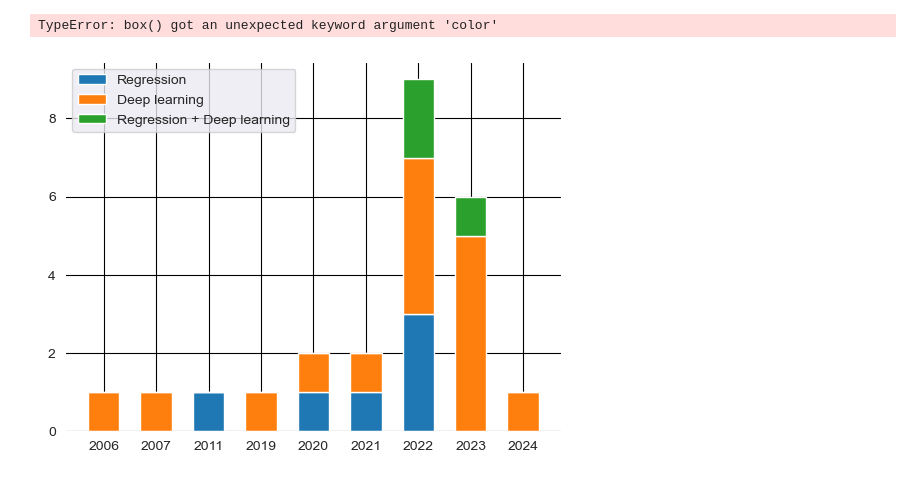
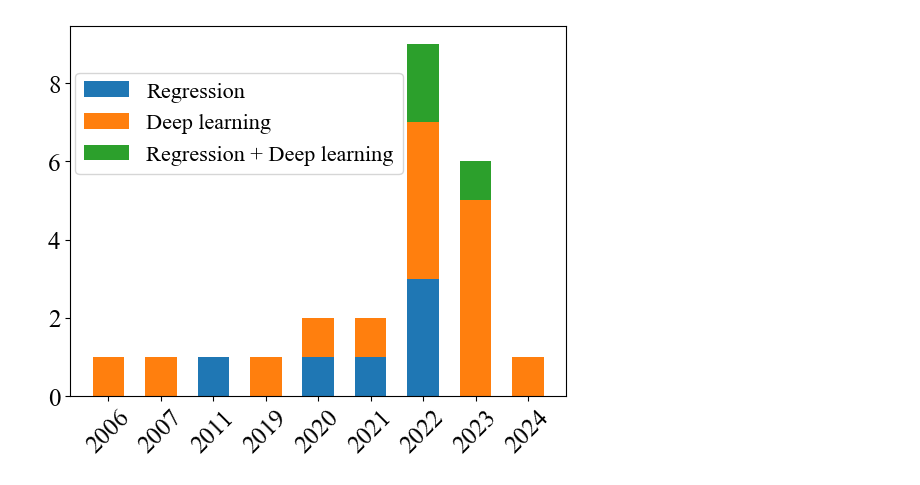
Before and after one commit to ChamodiWidanage/ANN_1D_2, a Jupyter notebook: ML_Lit_Summary.ipynb, the cells around one changed output. Cells and saved outputs as stored; diff of their text form; code cells hidden in the pictures.

```diff
--- a/ML_Lit_Summary.ipynb
+++ b/ML_Lit_Summary.ipynb
@@ -2,6 +2,10 @@
 import matplotlib.pyplot as plt
 import numpy as np
 # %%
+# Set font to Times New Roman and fontsize to 20
+plt.rcParams['font.family'] = 'Times New Roman'
+plt.rcParams['font.size'] = 18
+
 fig, ax = plt.subplots()
 
 size = 0.3
@@ -11,10 +15,14 @@ cmap = plt.colormaps["tab20"]
 inner_colors = cmap([0, 4, 6])
 outer_colors = cmap([3, 9, 11, 3, 9, 11, 3, 9, 11])
 
+# Define a custom autopct function to conditionally show percentages
+def my_autopct(pct):
+    return f'{pct:.0f}%' if pct != 0 else ''
+
 ax.pie(vals.sum(axis=1),
        radius=1-size,
        colors=inner_colors,
-       autopct= '%1.1f%%',
+       autopct= my_autopct,
        pctdistance=0.77,
        wedgeprops=dict(width=size,edgecolor='w'))
 
@@ -23,14 +31,16 @@ ax.pie(vals.sum(axis=1),
 ax.pie(vals.flatten(),
        radius=1,
        colors=outer_colors,
-       autopct= '%1.1f%%',
+       autopct= my_autopct,
        pctdistance=0.85,
        wedgeprops=dict(width=size, edgecolor='w'))
 
 ax.legend(labels = ["Regression", "Deep learning", "Regression +  Deep learning", "Blast load", "Blast load induced response", "Blast load + Blast load induced response"],
-          loc="center left",
+          loc=[-0.5, -0.2],
           facecolor = "white",
-          bbox_to_anchor=(1, 0, 0.5, 1))
+          ncols = 2,
+          columnspacing=0.5,
+          frameon =False)
 
 #ax.legend(labels = ["Load", "Load induced response", "Load + Load induced response", "Load", "Load induced response", "Load + Load induced response", "Load", "Load induced response", "Load + Load induced response"],
  #         loc="lower left",
@@ -38,6 +48,5 @@ ax.legend(labels = ["Regression", "Deep learning", "Regression +  Deep learning"
 
 ax.set(aspect="equal")
 
-#plt.show()
 plt.savefig('plot1.png', dpi = 600, bbox_inches = 'tight')
 # %% [output]
@@ -45,30 +54,29 @@ plt.savefig('plot1.png', dpi = 600, bbox_inches = 'tight')
 # %%
 years = ('2006', '2007', '2011', '2019', '2020', '2021', '2022', '2023', '2024')
 m_types = {
     'Regression': np.array([0, 0, 1, 0, 1, 1, 3, 0, 0]),
     'Deep learning': np.array([1, 1, 0, 1, 1, 1, 4, 5, 1]),
     'Regression + Deep learning': np.array([0, 0, 0, 0, 0, 0, 2, 1, 0]),
 }
 width = 0.6  # the width of the bars: can also be len(x) sequence
 
 
 fig, ax = plt.subplots()
 bottom = np.zeros(9)
 
 for m_type, count in m_types.items():
     p = ax.bar(years, count, width, label=m_type, bottom=bottom)
     bottom += count
 
     #ax.bar_label(p, label_type='center')
 
-#ax.set_title('Number of penguins by sex')
-ax.legend()
+ax.set_xticklabels(years, rotation=45)
+ax.legend(fontsize = 16, loc = [0.01,0.6])
 ax.set_facecolor("white")
-ax.grid(visible=None, which='major', axis='both', color = "black")
-plt.box(color = "black")
+#ax.grid(visible=None, which='major', axis='both', color = "black")
+#plt.box(color = "black")
 
-#plt.show()
+
 plt.savefig('plot2.png', dpi = 600, bbox_inches = 'tight')
 # %% [output]
-TypeError: box() got an unexpected keyword argument 'color'
-[figure, old version]
+[figure, new version]
```
Also changed, not shown: parts of 1 cell of this notebook, 21 other files.
